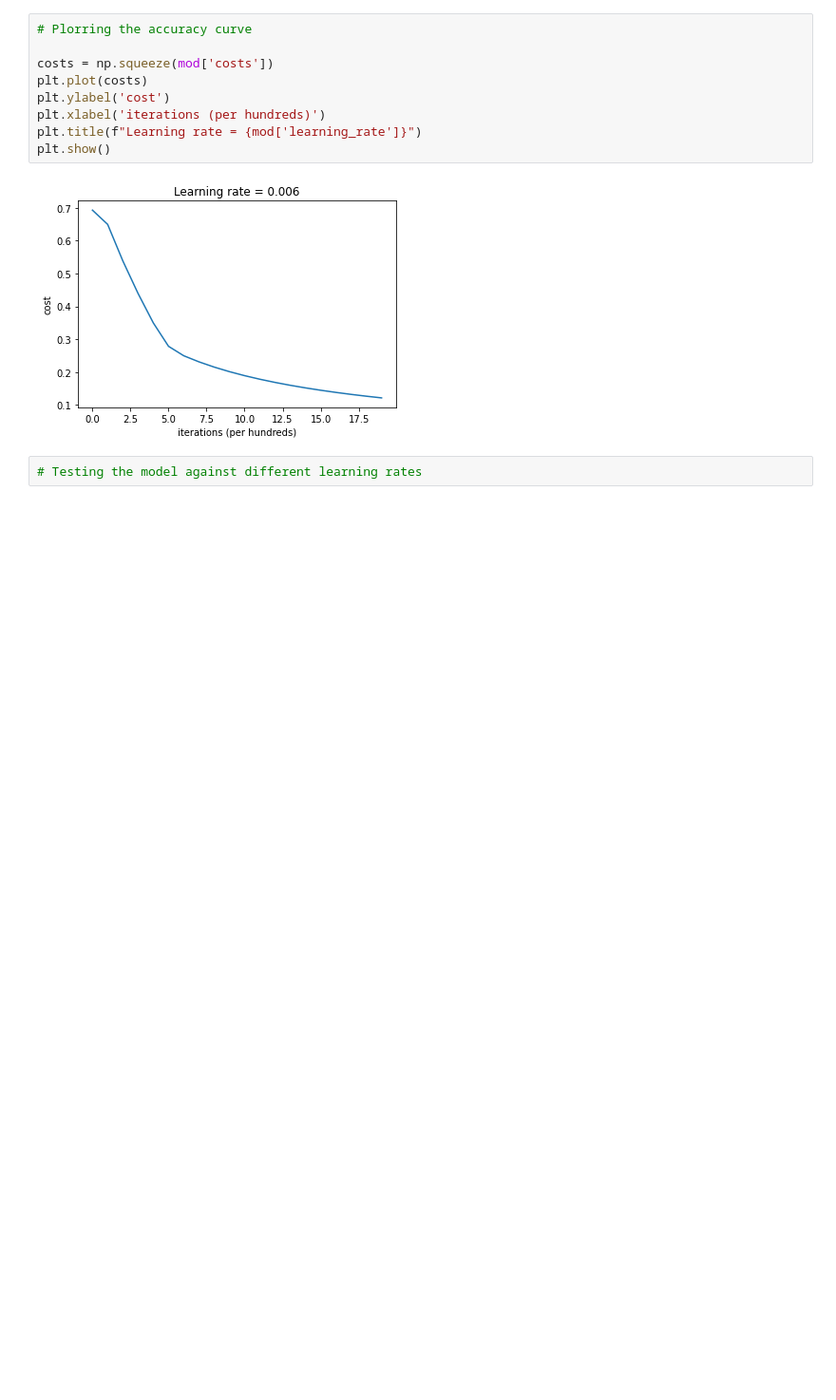
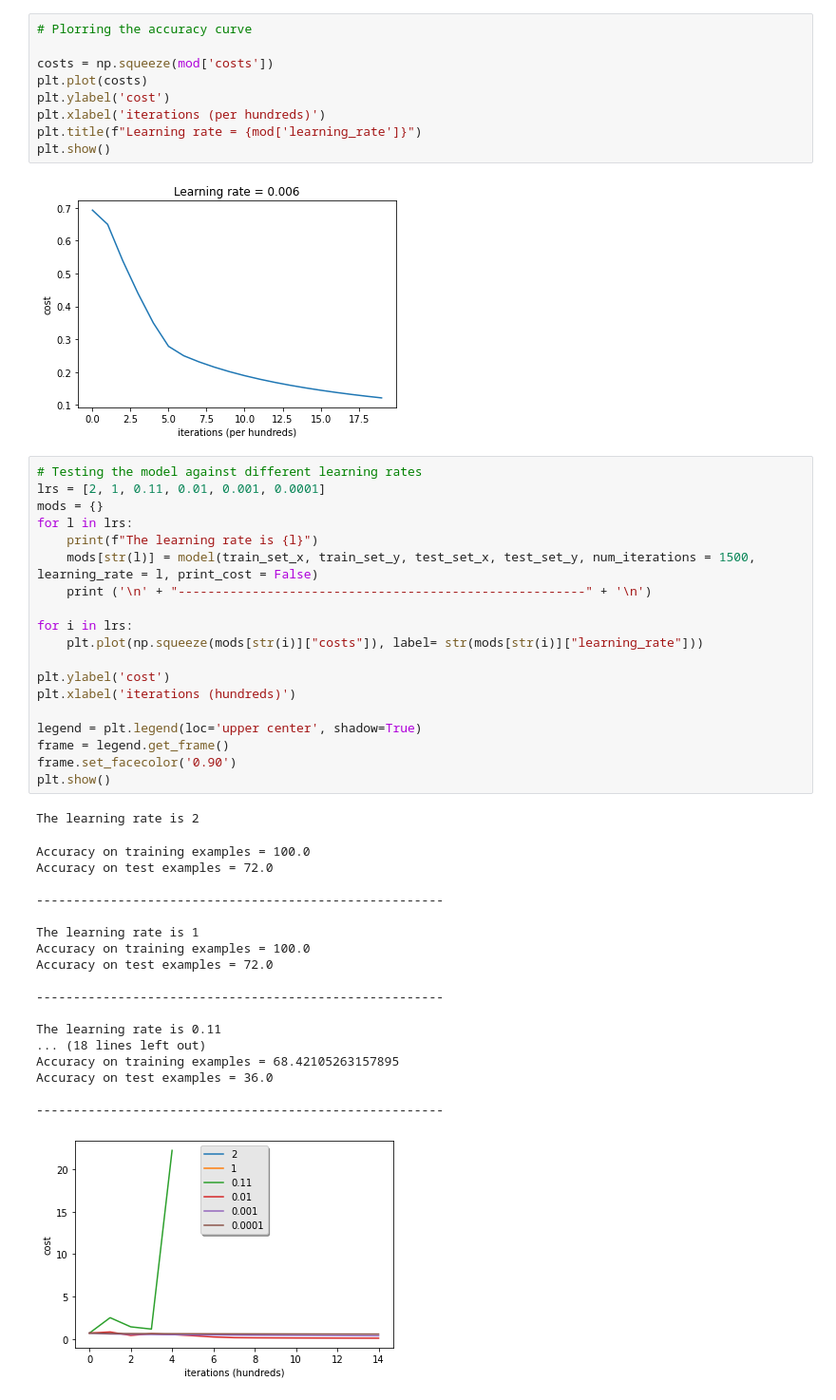
Before and after one commit to hirwa-nshuti/UnderstandNN, a Jupyter notebook: Log_regression_from_Deeplearning.ipynb, the cells around one changed output. Shown: that part at 95% size. Cells and saved outputs as stored; diff of their text form; blank space fills up the shorter version.

```diff
--- a/Log_regression_from_Deeplearning.ipynb
+++ b/Log_regression_from_Deeplearning.ipynb
@@ -238,5 +238,42 @@ plt.title(f"Learning rate = {mod['learning_rate']}")
 plt.show()
 # %% [output]
 [figure]
-# %%
-# Testing the model against different learning rates
+# %%
+# Testing the model against different learning rates
+lrs = [2, 1, 0.11, 0.01, 0.001, 0.0001]
+mods = {}
+for l in lrs:
+    print(f"The learning rate is {l}")
+    mods[str(l)] = model(train_set_x, train_set_y, test_set_x, test_set_y, num_iterations = 1500, learning_rate = l, print_cost = False)
+    print ('\n' + "-------------------------------------------------------" + '\n')
+
+for i in lrs:
+    plt.plot(np.squeeze(mods[str(i)]["costs"]), label= str(mods[str(i)]["learning_rate"]))
+
+plt.ylabel('cost')
+plt.xlabel('iterations (hundreds)')
+
+legend = plt.legend(loc='upper center', shadow=True)
+frame = legend.get_frame()
+frame.set_facecolor('0.90')
+plt.show()
+# %% [output]
+The learning rate is 2
+Accuracy on training examples = 100.0
+Accuracy on test examples = 72.0
+
+-------------------------------------------------------
+
+The learning rate is 1
+Accuracy on training examples = 100.0
+Accuracy on test examples = 72.0
+
+-------------------------------------------------------
+
+The learning rate is 0.11
+... (18 lines left out)
+Accuracy on training examples = 68.42105263157895
+Accuracy on test examples = 36.0
+
+-------------------------------------------------------
+[figure, added]
```
Also changed, not shown: parts of 1 cell of this notebook.
